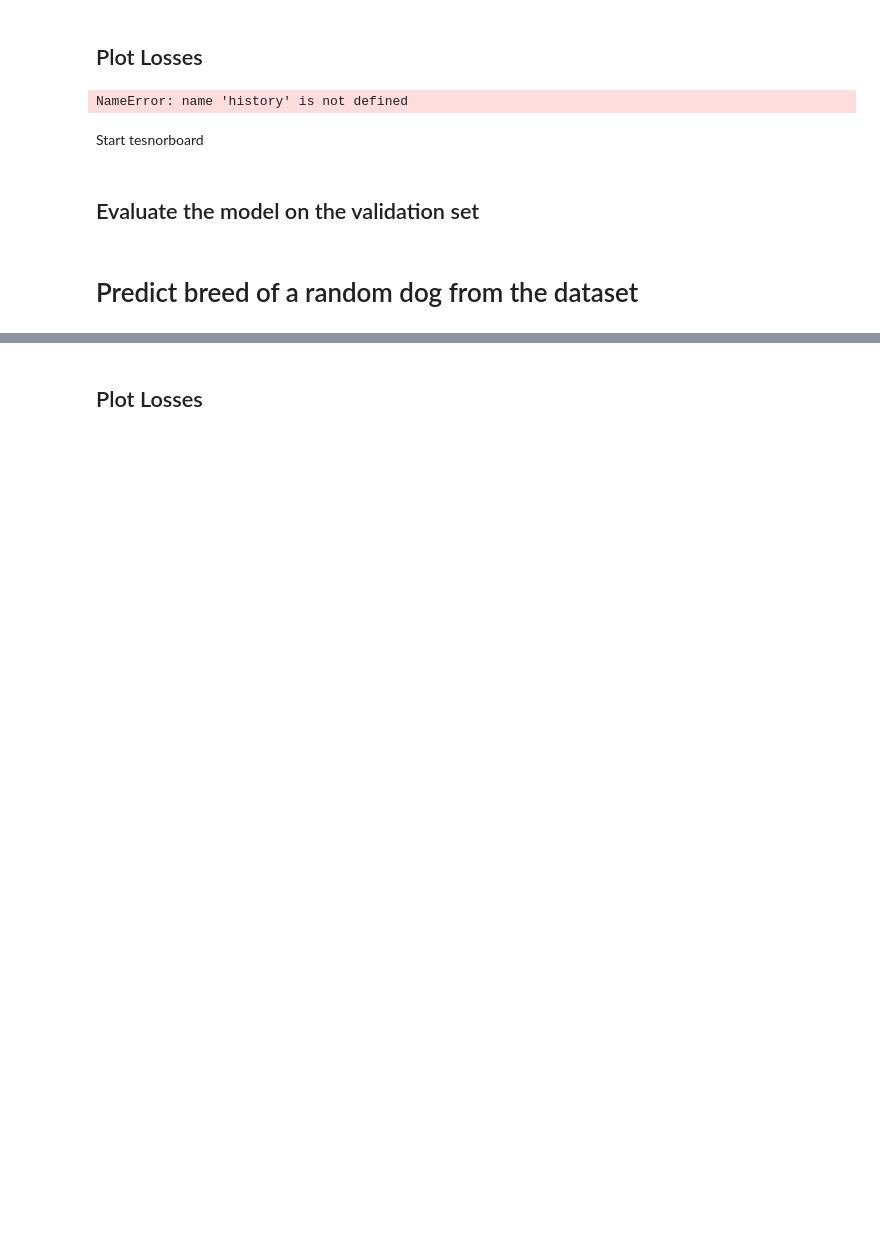
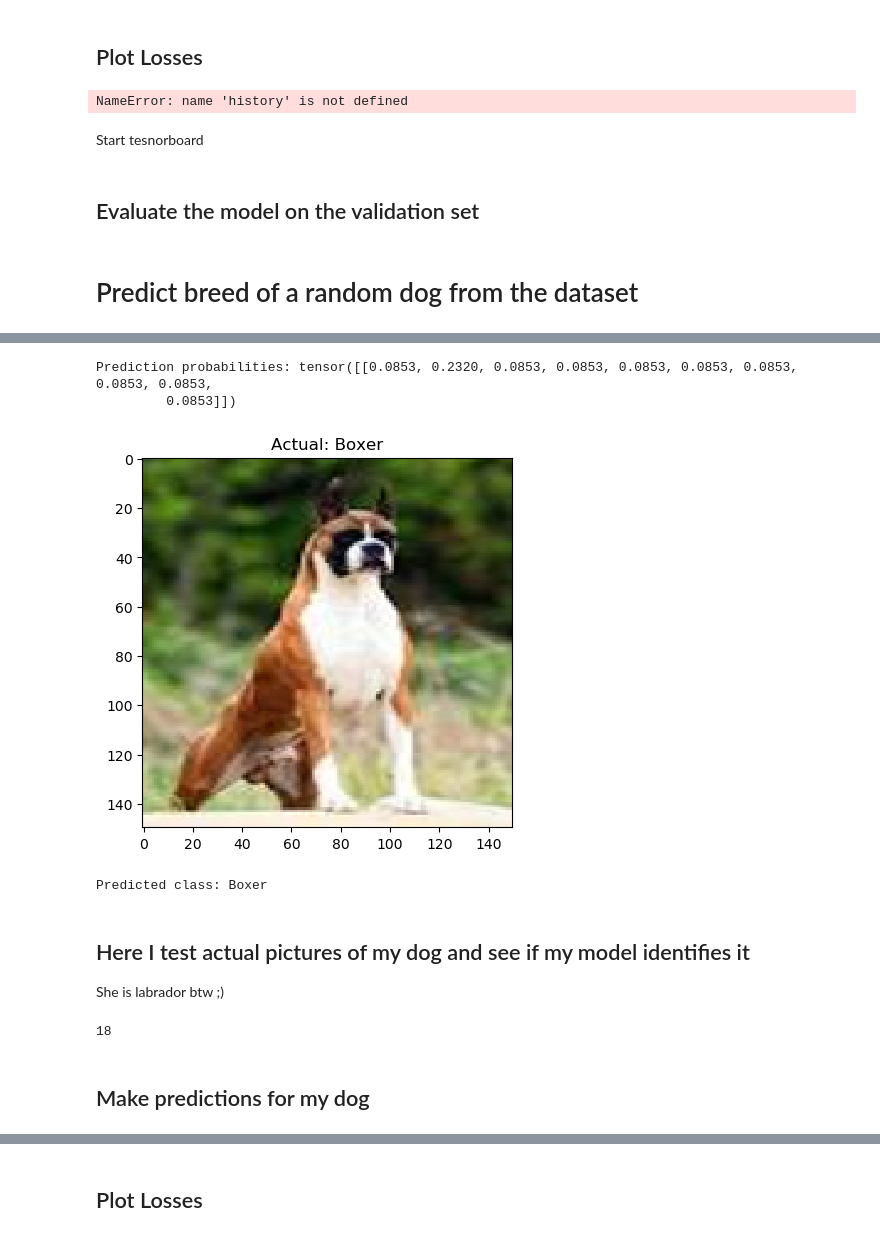
Before and after one commit to prasadadhav/Computer-Vision-Classify-Dogs, a Jupyter notebook: dog_classifier_torch.ipynb, the cells around one changed output, grey strips where cells are left out. Drawn from its saved outputs; the diff is of its cells as text; code cells hidden in the pictures; blank space fills up the shorter version.

```diff
--- a/dog_classifier_torch.ipynb
+++ b/dog_classifier_torch.ipynb
@@ -318,12 +331,24 @@ model_torch_trained.eval()  # Set the model to evaluation mode
 # %%
-def predict_random_image(model, X, y, label_encoder, save_dir):
+def predict_random_image(model, X, y, label_encoder, save_dir, device):
     # Pick a random image from our dataset
     idx = random.randint(0, len(X) - 1)
 
+    # img = X[idx].reshape(1, 150, 150, 3)
+    img = torch.tensor(X[idx]).permute(2, 0, 1).unsqueeze(0).float().to(device)
+
     # Predict the class of the selected image
-    y_pred = model.predict(X[idx].reshape(1, 150, 150, 3))
+    model.eval()
+    with torch.no_grad():
+        y_pred = model(img)
+
+    # Get the predicted class
+    y_pred = torch.softmax(y_pred, dim=1)
     print(f'Prediction probabilities: {y_pred}')
-    predicted_class = label_encoder.inverse_transform([np.argmax(y_pred)])
+    predicted_class = label_encoder.inverse_transform([torch.argmax(y_pred).item()])
+
+    # y_pred = model.predict(X[idx].reshape(1, 150, 150, 3))
+    # print(f'Prediction probabilities: {y_pred}')
+    # predicted_class = label_encoder.inverse_transform([np.argmax(y_pred)])
 
     img = Image.fromarray((X[idx] * 255).astype(np.uint8))
     # Resize the image to the desired output size
@@ -332,33 +357,67 @@ def predict_random_image(model, X, y, label_encoder, save_dir):
 
     plt.imshow(X[idx])
     plt.title(f'Actual: {label_encoder.inverse_transform([np.argmax(y[idx])])[0]}')
     plt.show()
 
     # Draw the predicted class on the image
     draw = ImageDraw.Draw(img)
     font_size = 30
     font_path = os.path.join(cv2.__path__[0],'qt','fonts','DejaVuSans.ttf')
     font = ImageFont.truetype(font_path, font_size)
     text = f'Predicted: {predicted_class[0]}'
     textwidth, textheight = draw.textsize(text, font)
     width, height = img.size
     margin = 10
     x = width - textwidth - margin
     y = height - textheight - margin
 
     draw.text((x, y), text, font=font, fill=(255, 255, 255, 255))
 
     save_path = os.path.join(save_dir, f'predicted_{idx}_Orig.png')
     img.save(save_path)
 
     # Get the predicted class
     predicted_class = label_encoder.inverse_transform([np.argmax(y_pred)])
     print(f'Predicted class: {predicted_class[0]}')
 
 # Load the trained model
-model = load_model('dog_breed_classifier_model.h5')
+model_torch_trained = torch_dog_CNN(classes)
+model_torch_trained.load_state_dict(torch.load('dog_breed_classifier_model.pth'))
+device = torch.device('cuda' if torch.cuda.is_available() else 'cpu')
+model_torch_trained.to(device)
 
-pred_dir = '/home/prasad/09_personal/Coding_N_Work/2_ML_NN/Computer_Vision_data_Explore/Computer-Vision-Classify-Dogs/zzz_my_predictions/'
+pred_dir = './zzz_my_predictions/'
 
 # Predict for a random image
-predict_random_image(model, X_val, y_val, label_encoder, pred_dir)
+predict_random_image(model_torch_trained, X_val, y_val, label_encoder, pred_dir, device)
+# %% [output]
+Prediction probabilities: tensor([[0.0853, 0.2320, 0.0853, 0.0853, 0.0853, 0.0853, 0.0853, 0.0853, 0.0853,
+         0.0853]])
+[figure, added]
+Predicted class: Boxer
+# %% [markdown]
+## Here I test actual pictures of my dog and see if my model identifies it
+She is labrador btw ;)
+# %%
+test_dir = './Test/'
+
+# Check the input shape of the model
+# input_shape = model.layers[0].input_shape
+img_height, img_width = 150, 150#input_shape[1], input_shape[2]
+target_image_size=(img_height, img_width)
+
+# Iterate through the images in the test directory and process them
+test_images = []
+for filename in os.listdir(test_dir):
+    img_path = os.path.join(test_dir, filename)
+    img = Image.open(img_path)
+    img = img.resize(target_image_size)
+    img = np.array(img)
+    img = img / 255.0 # Normalize the image array
+    test_images.append(img)
+
+len(test_images)
+# %% [output]
+18
+# %% [markdown]
+## Make predictions for my dog
```
Also changed, not shown: parts of 11 cells of this notebook.
